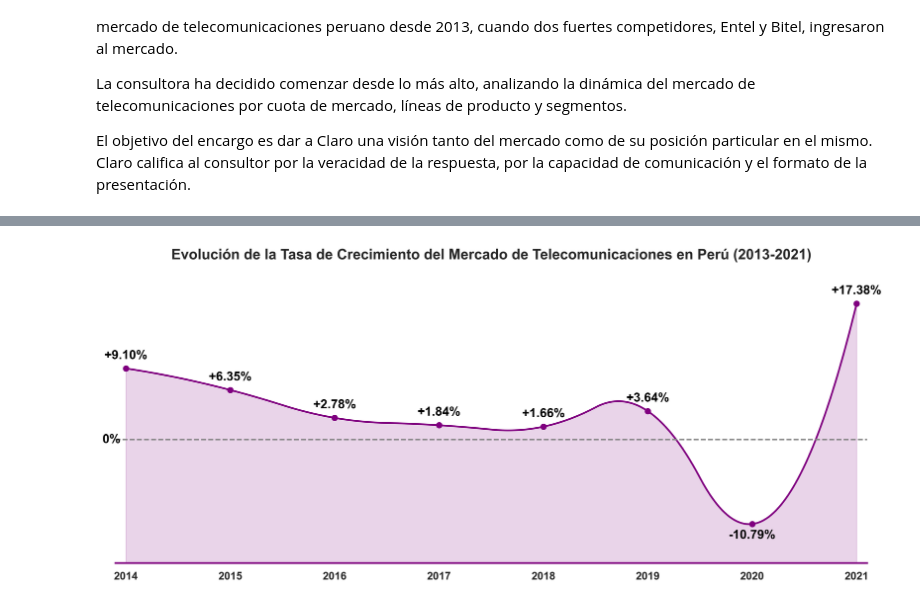
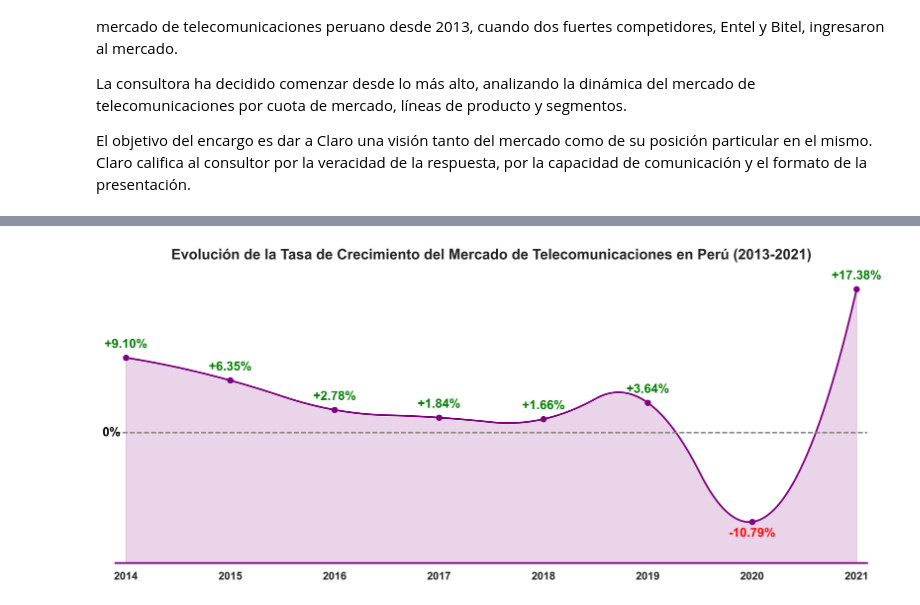
Before and after one commit to Luivelo/parcial_TEE_project_storytelling, a Jupyter notebook: storytelling_notebook_parcial.ipynb, the cells around one changed output, grey strips where cells are left out. Saved outputs shown, nothing was run; the diff lists cells and outputs as text; code cells hidden in the pictures.

```diff
--- a/storytelling_notebook_parcial.ipynb
+++ b/storytelling_notebook_parcial.ipynb
@@ -39,6 +42,8 @@ moviles = data['moviles_df.csv']
 # %%
-#facturación anual del mercado de telecomunicaciones en el Perú en todas las lineas de negocio
-ingresos_total_anual = ingresos.groupby(['Año']).agg({'Ingresos soles':'sum'}).reset_index()
-ingresos_total_anual['Tasa de crecimiento(%)'] = ingresos_total_anual['Ingresos soles'].pct_change()*100 # tasa de crecimiento anual evolución de los ingresos
-ingresos_total_anual
+# facturación anual del mercado de telecomunicaciones en el Perú en todas las lineas de negocio
+ingresos_total = ingresos.groupby(['Año']).agg({'Ingresos soles':'sum'}).reset_index()
+ingresos_total['Tasa de crecimiento(%)'] = ingresos_total['Ingresos soles'].pct_change()*100  # tasa de crecimiento anual evolución de los ingresos
+print(f'Anualmente el mercado de telecomunicaciones peruano factura en promedio {int(ingresos_total["Ingresos soles"].mean()/1000000000)} mil millones de soles')
+print(f'La tasa de crecimiento anual promedio de los ingresos del mercado de telecomunicaciones en el Perú es de {round(ingresos_total["Tasa de crecimiento(%)"].mean(),2)}%')
+ingresos_total
 # %% [output]
@@ -55,10 +96,10 @@ ingresos_total_anual
 # %%
 # Graficando la evolución
-ingresos_total_anual = ingresos_total_anual.dropna()
-sns.set(style='white', palette='muted')
+ingresos_total_df = ingresos_total_anual.dropna().sort_values(by='Año')
+sns.set_theme(style='white', palette='bright')
 plt.figure(figsize=(15, 6), dpi=300)
-x = ingresos_total_anual['Año']
-y = ingresos_total_anual['Tasa de crecimiento(%)']
+x = ingresos_total_df['Año']
+y = ingresos_total_df['Tasa de crecimiento(%)']
 
 # Crear una línea suavizada
 x_new = np.linspace(x.min(), x.max(), 300)
@@ -71,38 +112,38 @@ plt.scatter(x, y, color='purple')  # Puntos originales
 # Añadir etiquetas a los puntos
 for x_val, y_val in zip(x, y):
     if y_val > 0:
-        plt.text(x_val, y_val + 0.9, f'+{y_val:.2f}%', ha='center', va='bottom', fontsize=14, weight='bold', color='black')
+        plt.text(x_val, y_val + 0.9, f'+{y_val:.2f}%', ha='center', va='bottom', fontsize=14, weight='bold', color='green')
     else:
-        plt.text(x_val, y_val - 0.7, f'{y_val:.2f}%', ha='center', va='top', fontsize=14, weight='bold', color='black')
+        plt.text(x_val, y_val - 0.7, f'{y_val:.2f}%', ha='center', va='top', fontsize=14, weight='bold', color='red')
 
 # Ajustar los límites del eje y
-plt.ylim(y.min() - 5, y.max() + 5)
+plt.ylim(y.min() - 5, y.max() + 3)
 
 # Ajustar los límites del eje x
 plt.xlim(x.min()-0.1, x.max()+0.1)
 
 # Crear un efecto desenfocado de color hacia abajo desde la línea del gráfico
 ax = plt.gca()
 ax.set_facecolor('white')
 ax.patch.set_alpha(0.5)
 for spine in ax.spines.values():
     spine.set_edgecolor('purple')
     spine.set_linewidth(2)
     spine.set_visible(True)
 
 # Rellenar el área bajo la curva con un gradiente de color uniforme
 plt.fill_between(x_new, y_smooth, y.min() - 5, color='purple', alpha=0.17)
 
 sns.despine(left=True)
 plt.title('Evolución de la Tasa de Crecimiento del Mercado de Telecomunicaciones en Perú (2013-2021)', fontsize=16, weight='bold')
 plt.xlabel('')
 plt.ylabel('')
 plt.axhline(0, color='gray', linewidth=1.5, linestyle='--')
 plt.text(x.min()-0.05, 0, '0%', ha='right', va='center', fontsize=14, color='black', weight='bold')
 plt.xticks(fontsize=12, weight='bold')
 plt.gca().set_yticklabels([])
 
 # Mostrar el gráfico
 plt.show()
 # %% [output]
-[figure, old version]
+[figure, new version]
```
Also changed, not shown: parts of 15 cells of this notebook.
